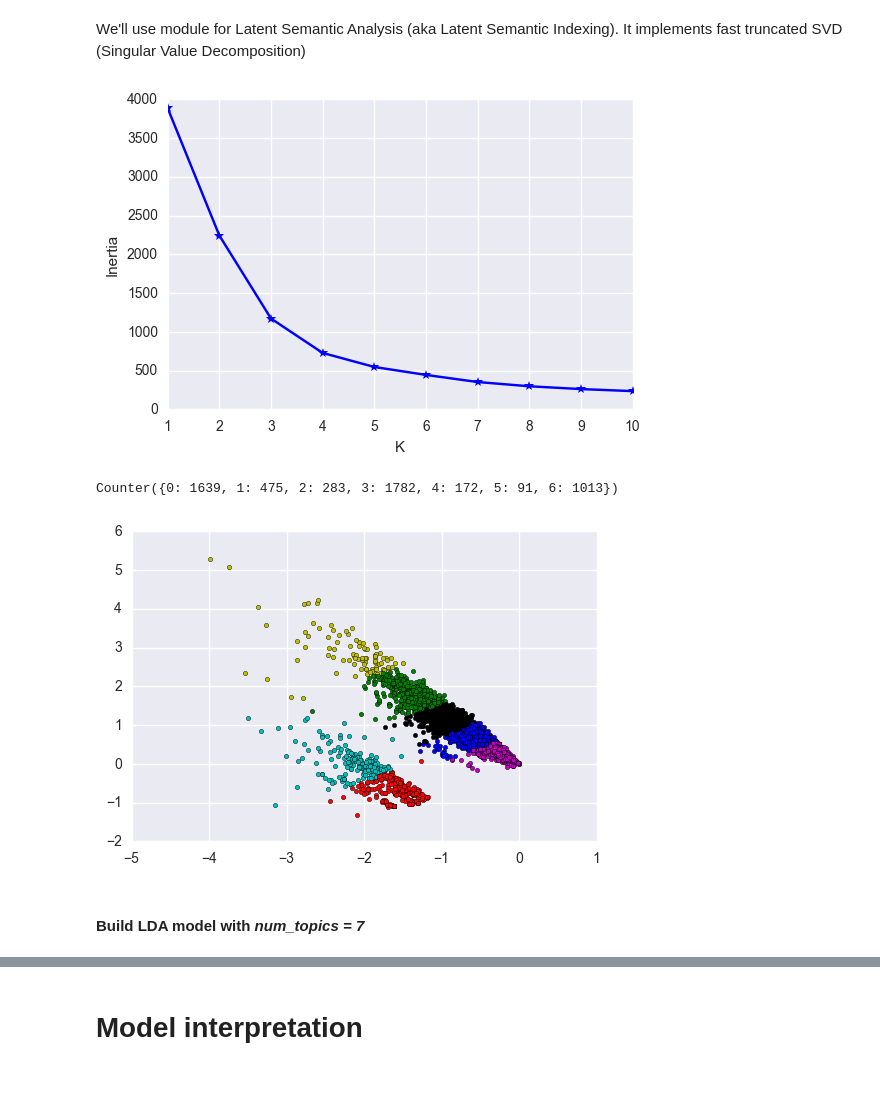
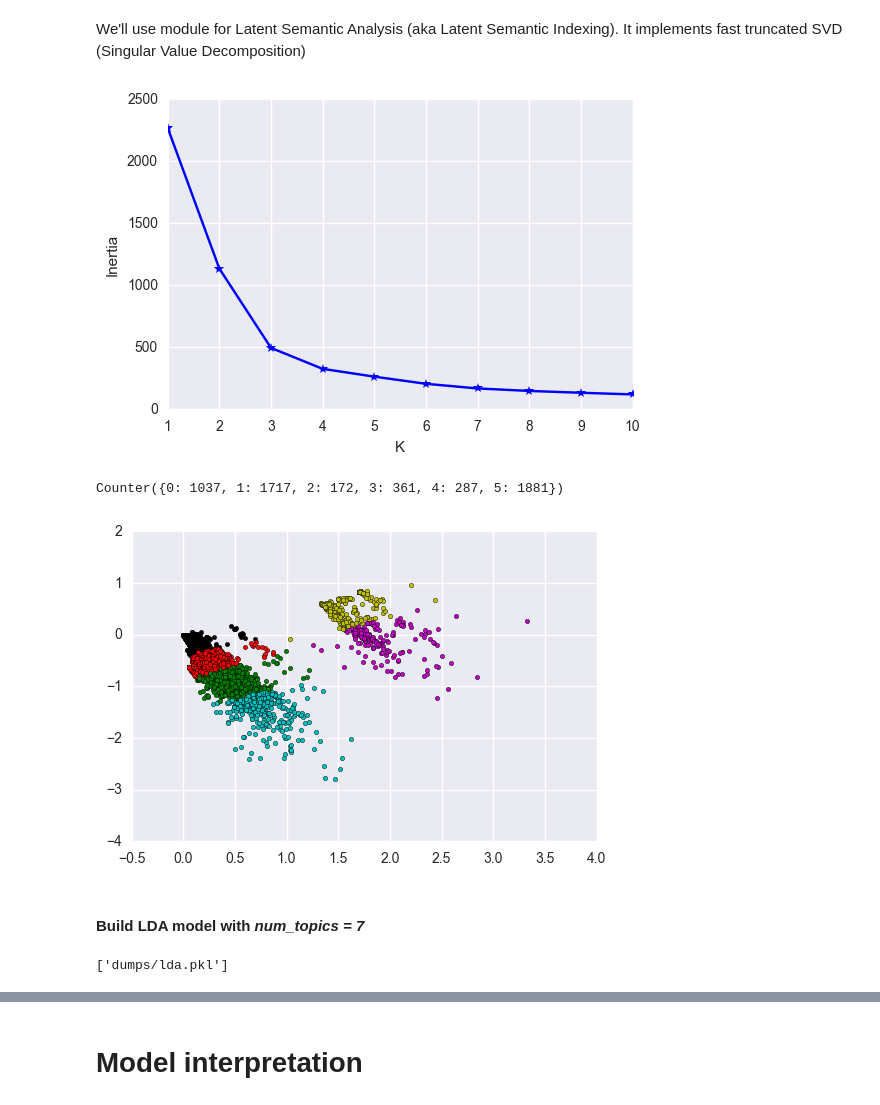
Before and after one commit to DanilBaibak/crash_planes, a Jupyter notebook: summaries_investigation.ipynb, the cells around one changed output, grey strips where cells are left out. Drawn from its saved outputs; the diff is of its cells as text; code cells hidden in the pictures.

```diff
--- a/summaries_investigation.ipynb
+++ b/summaries_investigation.ipynb
@@ -76,7 +97,7 @@ corpus = [dictionary.doc2bow(text) for text in texts]
 # %% [markdown]
 #### And next question is how many clusters do we have? So let's reduce number of the dimensions for visualization
 # %%
-tfidf = TfidfModel(corpus, normalize=True)
+tfidf = TfidfModel(corpus, dictionary=dictionary, normalize=True)
 corpus_tfidf = tfidf[corpus]
 # %% [markdown]
 We'll use module for Latent Semantic Analysis (aka Latent Semantic Indexing). It implements fast truncated SVD (Singular Value Decomposition)
@@ -106,25 +129,26 @@ plt.ylabel("Inertia")
 plt.xlabel("K")
 plt.show()
 # %% [output]
-[figure, old version]
+[figure, new version]
 # %%
-# let's choose number of the clusters as 7
-final_clusters_number = 7
+# let's choose number of the clusters as 6
+final_clusters_number = 6
 
-kmeans = KMeans(final_clusters_number).fit(coords)
+kmeans = KMeans(final_clusters_number, random_state=42).fit(coords)
-# %%
-Counter(kmeans.labels_)
-# %% [output]
-Counter({0: 1639, 1: 475, 2: 283, 3: 1782, 4: 172, 5: 91, 6: 1013})
+# %%
+# distribution per class
+Counter(kmeans.labels_)
+# %% [output]
+Counter({0: 1037, 1: 1717, 2: 172, 3: 361, 4: 287, 5: 1881})
 # %%
-colors = ["b", "g", "r", "m", "c", "y", "k"]
+colors = ["g", "r", "m", "c", "y", "k"]
 
 for i in range(len(coords)):
     plt.scatter(coords[i][0], coords[i][1], c=colors[kmeans.labels_[i]], s=10)
 
 plt.show()
 # %% [output]
-[figure, old version]
+[figure, new version]
 # %% [markdown]
 #### Build LDA model with *num_topics = 7*
 # %%
@@ -134,3 +158,8 @@ lda = models.ldamodel.LdaModel(corpus_tfidf, id2word=dictionary, num_topics=fina
+# %%
+joblib.dump(lda, 'dumps/lda.pkl')
+# lda = joblib.load('dumps/lda.pkl')
+# %% [output]
+['dumps/lda.pkl']
 # %%
 lda.show_topics(final_clusters_number, num_words=10, formatted=False)
 # %% [output]
```
Also changed, not shown: parts of 13 cells of this notebook, 1 other file.
